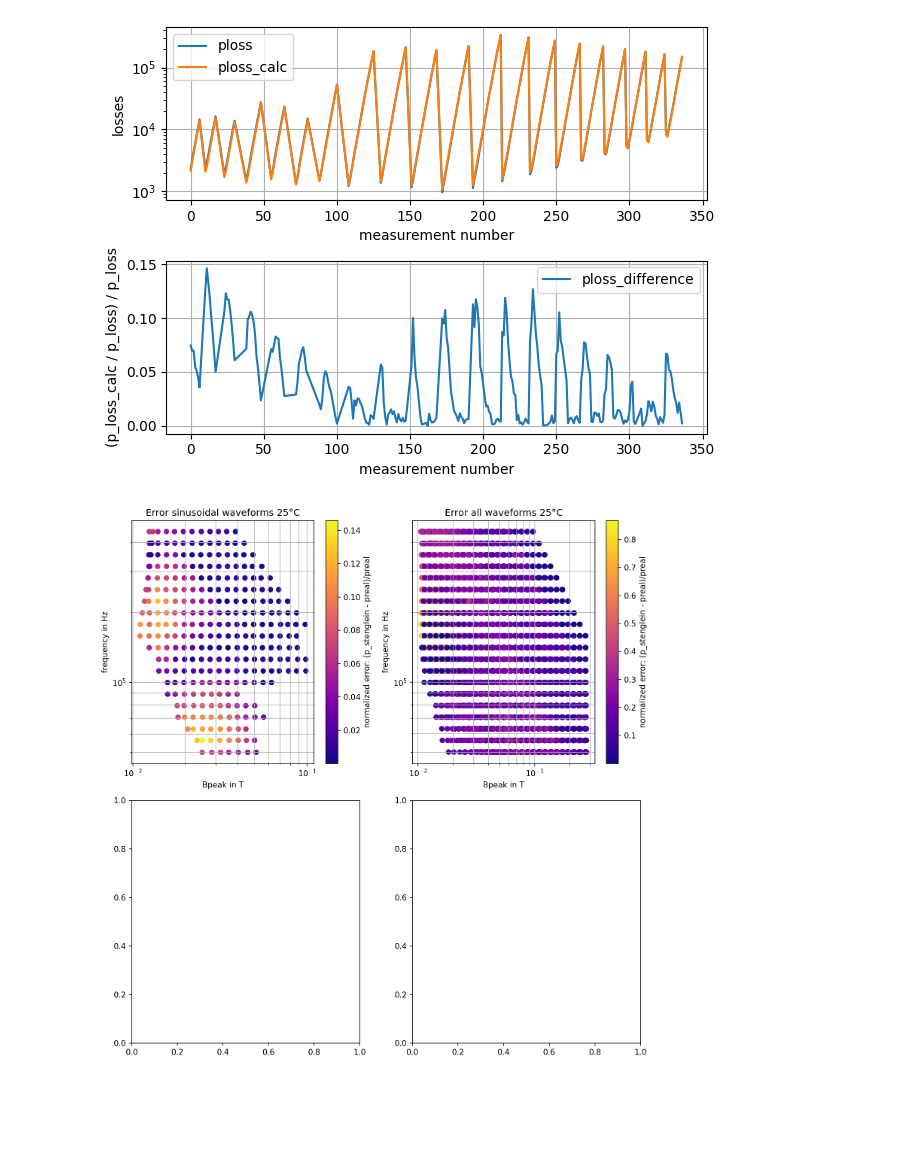
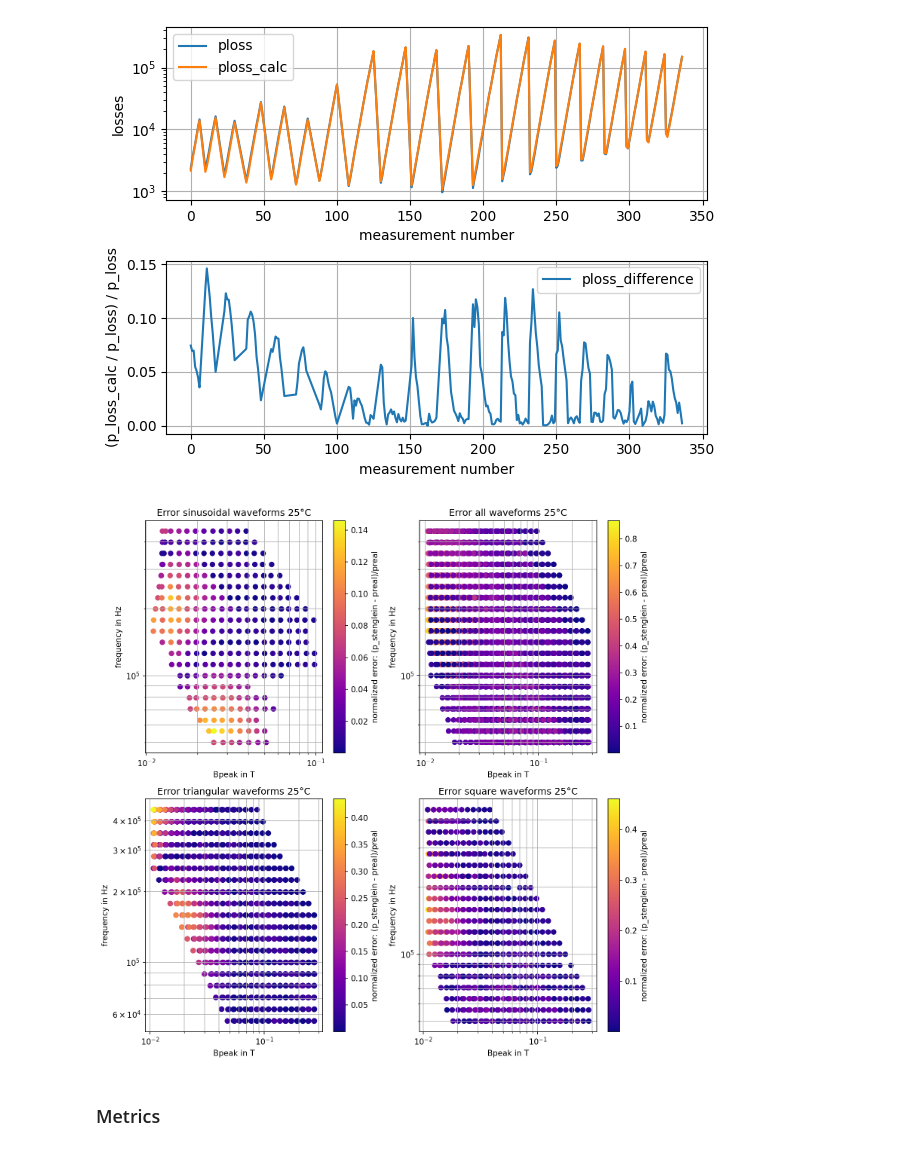
Before and after one commit to upb-lea/hardcore-magnet-challenge, a Jupyter notebook: notebooks/nf_1.0-scipy_fit_stenglein.ipynb, the cells around one changed output. Drawn from its saved outputs; the diff is of its cells as text; code cells hidden in the pictures; blank space fills up the shorter version.

```diff
--- a/notebooks/nf_1.0-scipy_fit_stenglein.ipynb
+++ b/notebooks/nf_1.0-scipy_fit_stenglein.ipynb
@@ -265,7 +398,9 @@ elif fit_parameters == 6:
 elif fit_parameters == 9:
     popt_all_25, pcov_all_25 = curve_fit(loss_model_9, params_all_25, material_df_all_25["ploss"], method=fit_method)
     a_1_all_25, a_2_all_25, a_3_all_25, a_4_all_25, a_5_all_25, a_6_all_25, a_7_all_25, a_8_all_25, a_9_all_25, k_all_25, gamma_all_25 = popt_all_25
-
+elif fit_parameters == 15:
+    popt_all_25, pcov_all_25 = curve_fit(loss_model_15, params_all_25, material_df_all_25["ploss"], method=fit_method)
+    a_1_all_25, a_2_all_25, a_3_all_25, a_4_all_25, a_5_all_25, a_6_all_25, a_7_all_25, a_8_all_25, a_9_all_25, a_10_all_25, a_11_all_25, a_12_all_25, a_13_all_25, a_14_all_25, a_15_all_25, k_all_25, gamma_all_25 = popt_all_25
 
 
 print("fitted parameters for stenglein method for 25°C and all waveforms")
@@ -295,6 +430,8 @@ elif fit_parameters == 6:
     material_df_sin_25["ploss_calc"] = loss_model_6(params_sin_25, a_1_sin_25, a_2_sin_25, a_3_sin_25, a_4_sin_25, a_5_sin_25, a_6_sin_25, k_sin_25, gamma_sin_25)
 elif fit_parameters == 9:
     material_df_sin_25["ploss_calc"] = loss_model_9(params_sin_25, a_1_sin_25, a_2_sin_25, a_3_sin_25, a_4_sin_25, a_5_sin_25, a_6_sin_25, a_7_sin_25, a_8_sin_25, a_9_sin_25, k_sin_25, gamma_sin_25)
+elif fit_parameters == 15:
+    material_df_sin_25["ploss_calc"] = loss_model_15(params_sin_25, a_1_sin_25, a_2_sin_25, a_3_sin_25, a_4_sin_25, a_5_sin_25, a_6_sin_25, a_7_sin_25, a_8_sin_25, a_9_sin_25, a_10_sin_25, a_11_sin_25, a_12_sin_25, a_13_sin_25, a_14_sin_25, a_15_sin_25, k_sin_25, gamma_sin_25)
 
 material_df_sin_25["error"] = np.abs((material_df_sin_25["ploss_calc"] - material_df_sin_25["ploss"]) / material_df_sin_25["ploss"])
 # %% [markdown]
@@ -308,5 +445,7 @@ elif fit_parameters == 6:
     material_df_all_25["ploss_calc"] = loss_model_6(params_all_25, a_1_all_25, a_2_all_25, a_3_all_25, a_4_all_25, a_5_all_25, a_6_all_25, k_all_25, gamma_all_25)
 elif fit_parameters == 9:
     material_df_all_25["ploss_calc"] = loss_model_9(params_all_25, a_1_all_25, a_2_all_25, a_3_all_25, a_4_all_25, a_5_all_25, a_6_all_25, a_7_all_25, a_8_all_25, a_9_all_25, k_all_25, gamma_all_25)
+elif fit_parameters == 15:
+    material_df_all_25["ploss_calc"] = loss_model_15(params_all_25, a_1_all_25, a_2_all_25, a_3_all_25, a_4_all_25, a_5_all_25, a_6_all_25, a_7_all_25, a_8_all_25, a_9_all_25, a_10_all_25, a_11_all_25, a_12_all_25, a_13_all_25, a_14_all_25, a_15_all_25, k_all_25, gamma_all_25)
 
 material_df_all_25["error"] = np.abs((material_df_all_25["ploss_calc"] - material_df_all_25["ploss"]) / material_df_all_25["ploss"])
@@ -313,3 +470,17 @@ material_df_all_25["error"] = np.abs((material_df_all_25["ploss_calc"] - materia
+# %%
+# calculate the ploss according to the new parameters
+params_square_25 = b_sat_vec_square_25, material_df_square_25["freq"], material_df_square_25["delta_b"], material_df_square_25["integral_part"]
+if fit_parameters == 3:
+    material_df_square_25["ploss_calc"] = loss_model_6(params_square_25, a_1_square_25, a_2_square_25, a_3_square_25, k_square_25, gamma_square_25)
+elif fit_parameters == 6:
+    material_df_square_25["ploss_calc"] = loss_model_6(params_square_25, a_1_square_25, a_2_square_25, a_3_square_25, a_4_square_25, a_5_square_25, a_6_square_25, k_square_25, gamma_square_25)
+elif fit_parameters == 9:
+    material_df_square_25["ploss_calc"] = loss_model_9(params_square_25, a_1_square_25, a_2_square_25, a_3_square_25, a_4_square_25, a_5_square_25, a_6_square_25, a_7_square_25, a_8_square_25, a_9_square_25, k_square_25, gamma_square_25)
+elif fit_parameters == 15:
+    material_df_square_25["ploss_calc"] = loss_model_15(params_square_25, a_1_square_25, a_2_square_25, a_3_square_25, a_4_square_25, a_5_square_25, a_6_square_25, a_7_square_25, a_8_square_25, a_9_square_25, a_10_square_25, a_11_square_25, a_12_square_25, a_13_square_25, a_14_square_25, a_15_square_25, k_square_25, gamma_square_25)
+
+
+material_df_square_25["error"] = np.abs((material_df_square_25["ploss_calc"] - material_df_square_25["ploss"]) / material_df_square_25["ploss"])
 # %%
 # initially generate and open the figure
 # %matplotlib inline
@@ -354,31 +525,54 @@ cm = matplotlib.colormaps['plasma']
 xy = range(20)
 
 # upper left
 sc_00 = axs[0,0].scatter(material_df_sin_25["delta_b"]/2, material_df_sin_25["freq"], c=material_df_sin_25["error"], vmin=None, vmax=None, s=None, cmap=cm)
 axs[0,0].set_xlabel("Bpeak in T", fontsize=fontsize)
 axs[0,0].set_ylabel("frequency in Hz", fontsize=fontsize)
 axs[0,0].set_xscale("log")
 axs[0,0].set_yscale("log")
 axs[0,0].grid(which='both')
 axs[0,0].set_title('Error sinusoidal waveforms 25°C')
 cbar_00 = plt.colorbar(sc_00, )
 cbar_00.set_label('normalized error: (p_stenglein - preal)/preal', fontsize=fontsize)
 
 
 # upper right
 sc_01 = axs[0,1].scatter(material_df_all_25["delta_b"]/2, material_df_all_25["freq"], c=material_df_all_25["error"], vmin=None, vmax=None, s=None, cmap=cm)
 axs[0,1].set_xlabel("Bpeak in T", fontsize=fontsize)
 axs[0,1].set_ylabel("frequency in Hz", fontsize=fontsize)
 axs[0,1].set_xscale("log")
 axs[0,1].set_yscale("log")
 axs[0,1].grid(which='both')
 axs[0,1].set_title('Error all waveforms 25°C')
 cbar_01 = plt.colorbar(sc_01, )
 cbar_01.set_label('normalized error: (p_stenglein - preal)/preal', fontsize=fontsize)
 
+# lower left
+sc_10 = axs[1,0].scatter(material_df_tri_25["delta_b"]/2, material_df_tri_25["freq"], c=material_df_tri_25["error"], vmin=None, vmax=None, s=None, cmap=cm)
+axs[1,0].set_xlabel("Bpeak in T", fontsize=fontsize)
+axs[1,0].set_ylabel("frequency in Hz", fontsize=fontsize)
+axs[1,0].set_xscale("log")
+axs[1,0].set_yscale("log")
+axs[1,0].grid(which='both')
+axs[1,0].set_title('Error triangular waveforms 25°C')
+cbar_10 = plt.colorbar(sc_10, )
+cbar_10.set_label('normalized error: (p_stenglein - preal)/preal', fontsize=fontsize)
+
+# lower right
+sc_11 = axs[1,1].scatter(material_df_square_25["delta_b"]/2, material_df_square_25["freq"], c=material_df_square_25["error"], vmin=None, vmax=None, s=None, cmap=cm)
+axs[1,1].set_xlabel("Bpeak in T", fontsize=fontsize)
+axs[1,1].set_ylabel("frequency in Hz", fontsize=fontsize)
+axs[1,1].set_xscale("log")
+axs[1,1].set_yscale("log")
+axs[1,1].grid(which='both')
+axs[1,1].set_title('Error square waveforms 25°C')
+cbar_11 = plt.colorbar(sc_11, )
+cbar_11.set_label('normalized error: (p_stenglein - preal)/preal', fontsize=fontsize)
 
 
 fig.tight_layout()
 plt.show()
 # %% [output]
-[figure, old version]
+[figure, new version]
+# %% [markdown]
+### Metrics
```
Also changed, not shown: parts of 20 cells of this notebook, 2 other files.
